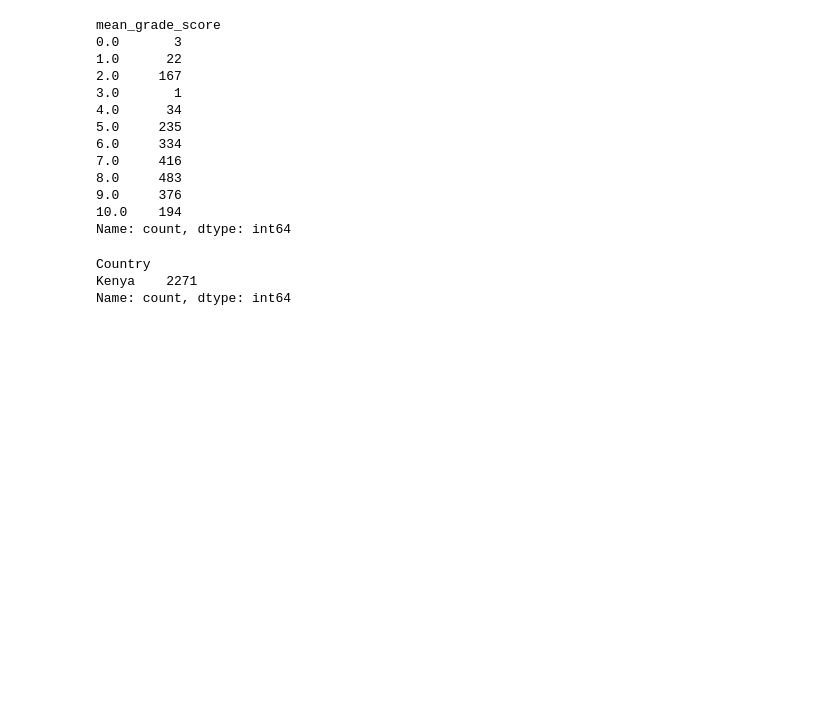
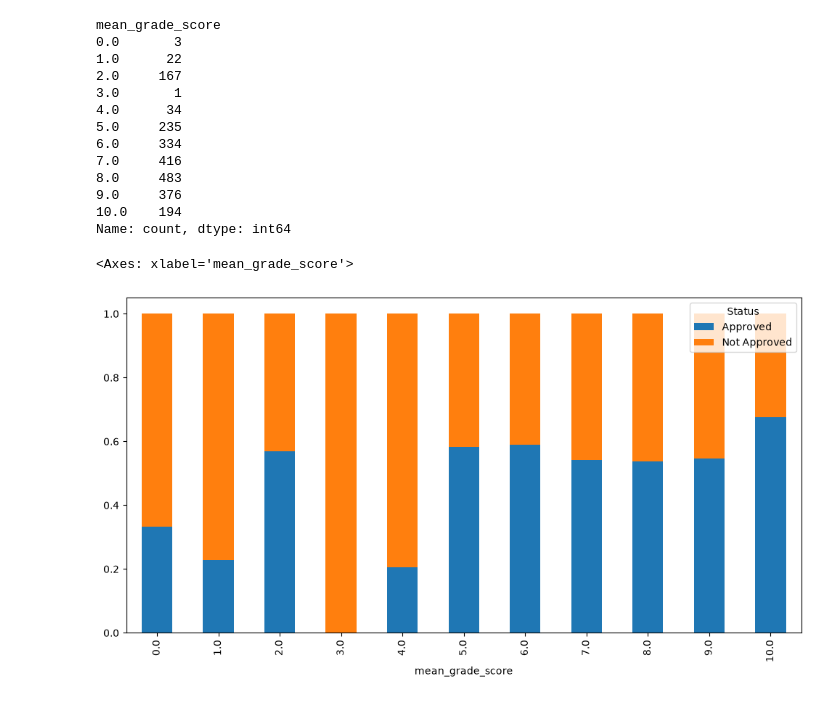
Before and after one commit to JulienNgalo/Scholarship_capstone_project, a Jupyter notebook: notebooks/fao_project.ipynb, the cells around one changed output. Drawn from its saved outputs; the diff is of its cells as text; code cells hidden in the pictures; blank space fills up the shorter version.

Commit message:
County rate and grade score - saved and pushed

```diff
--- a/notebooks/fao_project.ipynb
+++ b/notebooks/fao_project.ipynb
@@ -718,9 +718,10 @@ mean_grade_score
 9.0     376
 10.0    194
 Name: count, dtype: int64
-# %%
-fa['Country'].value_counts()
-# %% [output]
-Country
-Kenya    2271
-Name: count, dtype: int64
+# %%
+Table = fa[['mean_grade_score', 'Status']]
+value_counts = Table.groupby('mean_grade_score')['Status'].value_counts(normalize=True).unstack().fillna(0)
+value_counts.plot(kind='bar', stacked=True, figsize=(12, 6))
+# %% [output]
+<Axes: xlabel='mean_grade_score'>
+[figure, added]
```
Also changed, not shown: parts of 11 cells of this notebook.
